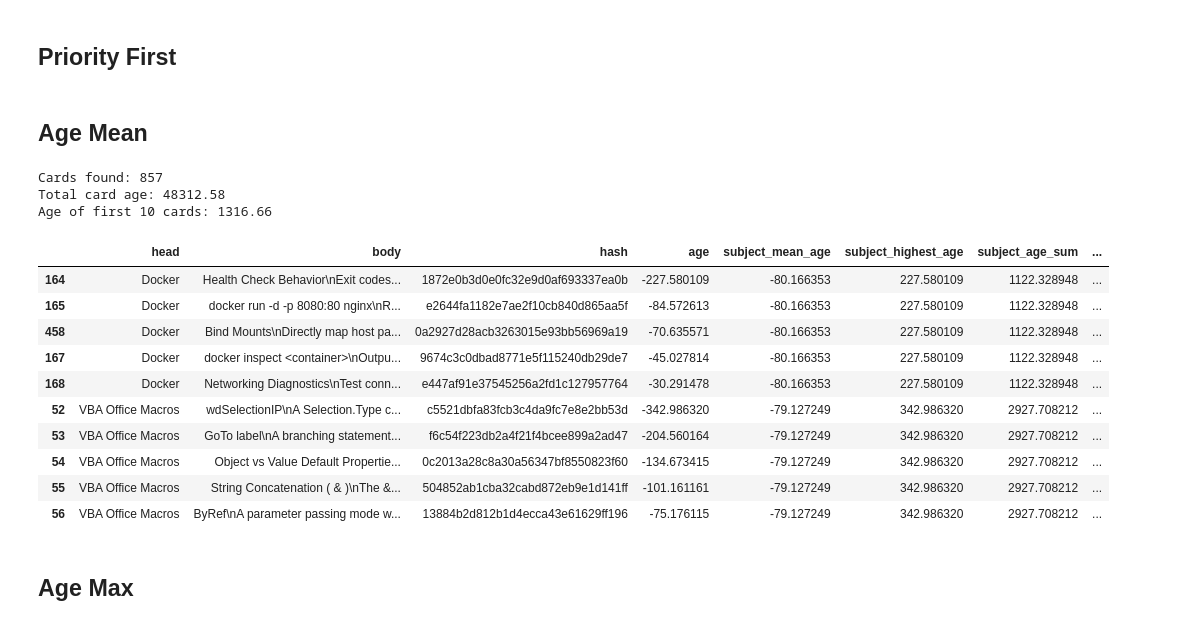
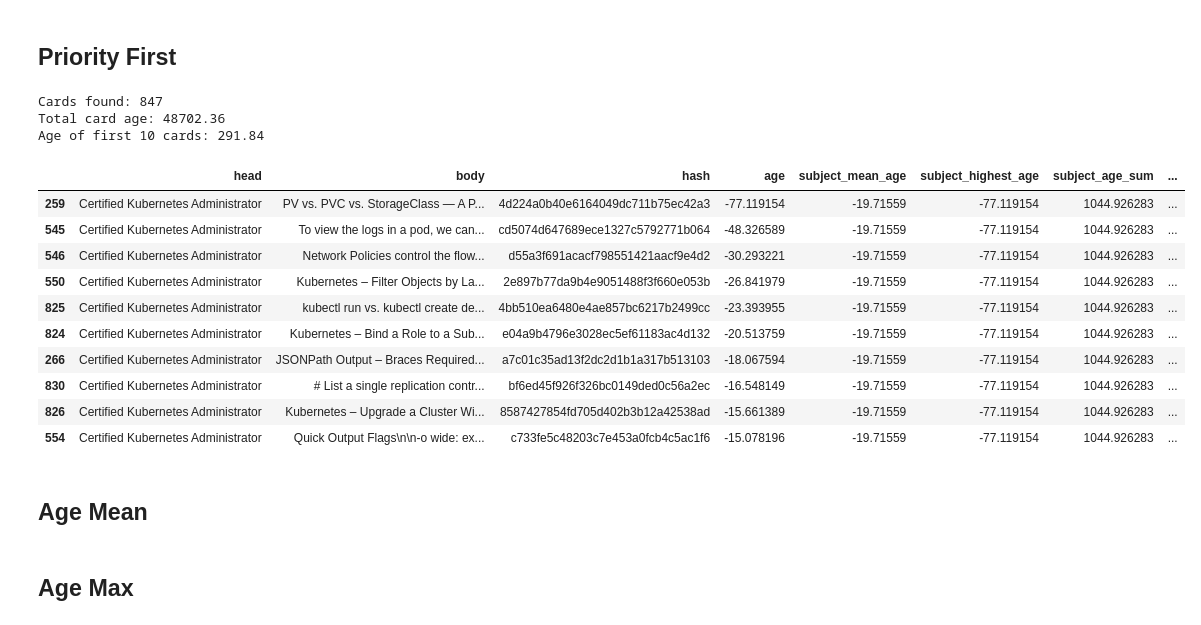
Before and after one commit to JayTY94/Certcards-refresh, a Jupyter notebook: shuffle.ipynb, the cells around one changed output. Cells and saved outputs as stored; diff of their text form; code cells hidden in the pictures.

```diff
--- a/shuffle.ipynb
+++ b/shuffle.ipynb
@@ -213,53 +213,53 @@ sum of ages: ~861.54
 # %% [markdown]
 ## Priority First
 # %%
-# n = 5
-# m = existing_cards.shape[0]//100
-# existing_cards["count"] = (
-#     existing_cards.sort_values("age", ascending=False).groupby("head").cumcount()
-# )
-# existing_cards["n_fold"] = existing_cards["count"] % 3
+n = 5
+m = existing_cards.shape[0]//100
+existing_cards["count"] = (
+    existing_cards.sort_values("age", ascending=False).groupby("head").cumcount()
+)
+existing_cards["n_fold"] = existing_cards["count"] % 3
 
-# existing_cards["priority"] = 10
-# existing_cards.loc[priority_cards_mask, "priority"] = 0
+existing_cards["priority"] = 10
+existing_cards.loc[priority_cards_mask, "priority"] = 0
 
-# existing_cards["subject_mean_age"] *= -1
-# existing_cards['subject_highest_age'] *= -1
-# existing_cards["age"] = existing_cards["age"] * -1
-# existing_cards.sort_values(
-#     ["n_fold", "priority", "subject_highest_age", "age"], inplace=True
-# )
-# remake_card_document(existing_cards=existing_cards)
+existing_cards["subject_mean_age"] *= -1
+existing_cards['subject_highest_age'] *= -1
+existing_cards["age"] = existing_cards["age"] * -1
+existing_cards.sort_values(
+    ["n_fold", "priority", "subject_highest_age", "age"], inplace=True
+)
+remake_card_document(existing_cards=existing_cards)
 
-# existing_cards.head(10)
+existing_cards.head(10)
+# %% [output]
+Cards found: 847
+Total card age: 48702.36
+Age of first 10 cards: 291.84
+|  | head | body | hash | age | subject_mean_age | subject_highest_age | subject_age_sum | ... |
+| 259 | Certified Kubernetes Administrator | PV vs. PVC vs. StorageClass — A P... | 4d224a0b40e6164049dc711b75ec42a3 | -77.119154 | -19.71559 | -77.119154 | 1044.926283 | ... |
+| 545 | Certified Kubernetes Administrator | To view the logs in a pod, we can... | cd5074d647689ece1327c5792771b064 | -48.326589 | -19.71559 | -77.119154 | 1044.926283 | ... |
+| 546 | Certified Kubernetes Administrator | Network Policies control the flow... | d55a3f691acacf798551421aacf9e4d2 | -30.293221 | -19.71559 | -77.119154 | 1044.926283 | ... |
+| 550 | Certified Kubernetes Administrator | Kubernetes – Filter Objects by La... | 2e897b77da9b4e9051488f3f660e053b | -26.841979 | -19.71559 | -77.119154 | 1044.926283 | ... |
+| 825 | Certified Kubernetes Administrator | kubectl run vs. kubectl create de... | 4bb510ea6480e4ae857bc6217b2499cc | -23.393955 | -19.71559 | -77.119154 | 1044.926283 | ... |
+| 824 | Certified Kubernetes Administrator | Kubernetes – Bind a Role to a Sub... | e04a9b4796e3028ec5ef61183ac4d132 | -20.513759 | -19.71559 | -77.119154 | 1044.926283 | ... |
+| 266 | Certified Kubernetes Administrator | JSONPath Output – Braces Required... | a7c01c35ad13f2dc2d1b1a317b513103 | -18.067594 | -19.71559 | -77.119154 | 1044.926283 | ... |
+| 830 | Certified Kubernetes Administrator | # List a single replication contr... | bf6ed45f926f326bc0149ded0c56a2ec | -16.548149 | -19.71559 | -77.119154 | 1044.926283 | ... |
+| 826 | Certified Kubernetes Administrator | Kubernetes – Upgrade a Cluster Wi... | 8587427854fd705d402b3b12a42538ad | -15.661389 | -19.71559 | -77.119154 | 1044.926283 | ... |
+| 554 | Certified Kubernetes Administrator | Quick Output Flags\n\n-o wide: ex... | c733fe5c48203c7e453a0fcb4c5ac1f6 | -15.078196 | -19.71559 | -77.119154 | 1044.926283 | ... |
 # %% [markdown]
 ## Age Mean
 # %%
-n=3
-existing_cards['count'] = existing_cards.sort_values('age', ascending=False).groupby('head').cumcount()
-existing_cards['n_fold'] = existing_cards['count'] % n
+# n=3
+# existing_cards['count'] = existing_cards.sort_values('age', ascending=False).groupby('head').cumcount()
+# existing_cards['n_fold'] = existing_cards['count'] % n
 
-existing_cards['subject_mean_age'] = existing_cards['subject_mean_age'] *-1
-existing_cards['age'] = existing_cards['age'] *-1
-existing_cards.sort_values(['n_fold', 'subject_mean_age', 'age'], inplace=True)
-remake_card_document(existing_cards=existing_cards)
+# existing_cards['subject_mean_age'] = existing_cards['subject_mean_age'] *-1
+# existing_cards['age'] = existing_cards['age'] *-1
+# existing_cards.sort_values(['n_fold', 'subject_mean_age', 'age'], inplace=True)
+# remake_card_document(existing_cards=existing_cards)
 
-existing_cards.head(10)
+# existing_cards.head(10)
-# %% [output]
-Cards found: 857
-Total card age: 48312.58
-Age of first 10 cards: 1316.66
-|  | head | body | hash | age | subject_mean_age | subject_highest_age | subject_age_sum | ... |
-| 164 | Docker | Health Check Behavior\nExit codes... | 1872e0b3d0e0fc32e9d0af693337ea0b | -227.580109 | -80.166353 | 227.580109 | 1122.328948 | ... |
-| 165 | Docker | docker run -d -p 8080:80 nginx\nR... | e2644fa1182e7ae2f10cb840d865aa5f | -84.572613 | -80.166353 | 227.580109 | 1122.328948 | ... |
-| 458 | Docker | Bind Mounts\nDirectly map host pa... | 0a2927d28acb3263015e93bb56969a19 | -70.635571 | -80.166353 | 227.580109 | 1122.328948 | ... |
-| 167 | Docker | docker inspect <container>\nOutpu... | 9674c3c0dbad8771e5f115240db29de7 | -45.027814 | -80.166353 | 227.580109 | 1122.328948 | ... |
-| 168 | Docker | Networking Diagnostics\nTest conn... | e447af91e37545256a2fd1c127957764 | -30.291478 | -80.166353 | 227.580109 | 1122.328948 | ... |
-| 52 | VBA Office Macros | wdSelectionIP\nA Selection.Type c... | c5521dbfa83fcb3c4da9fc7e8e2bb53d | -342.986320 | -79.127249 | 342.986320 | 2927.708212 | ... |
-| 53 | VBA Office Macros | GoTo label\nA branching statement... | f6c54f223db2a4f21f4bcee899a2ad47 | -204.560164 | -79.127249 | 342.986320 | 2927.708212 | ... |
-| 54 | VBA Office Macros | Object vs Value Default Propertie... | 0c2013a28c8a30a56347bf8550823f60 | -134.673415 | -79.127249 | 342.986320 | 2927.708212 | ... |
-| 55 | VBA Office Macros | String Concatenation ( & )\nThe &... | 504852ab1cba32cabd872eb9e1d141ff | -101.161161 | -79.127249 | 342.986320 | 2927.708212 | ... |
-| 56 | VBA Office Macros | ByRef\nA parameter passing mode w... | 13884b2d812b1d4ecca43e61629ff196 | -75.176115 | -79.127249 | 342.986320 | 2927.708212 | ... |
 # %% [markdown]
 ## Age Max
 # %%
```
Also changed, not shown: parts of 6 cells of this notebook, 4 other files.
